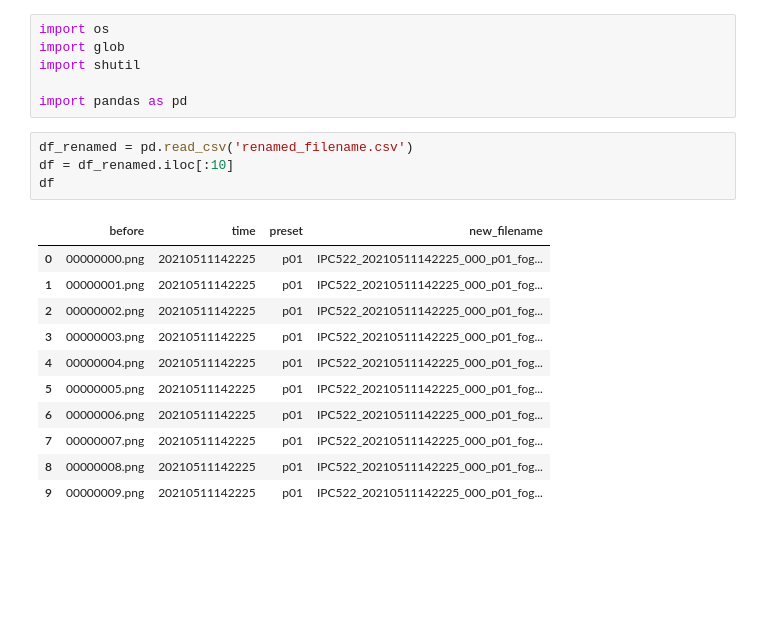
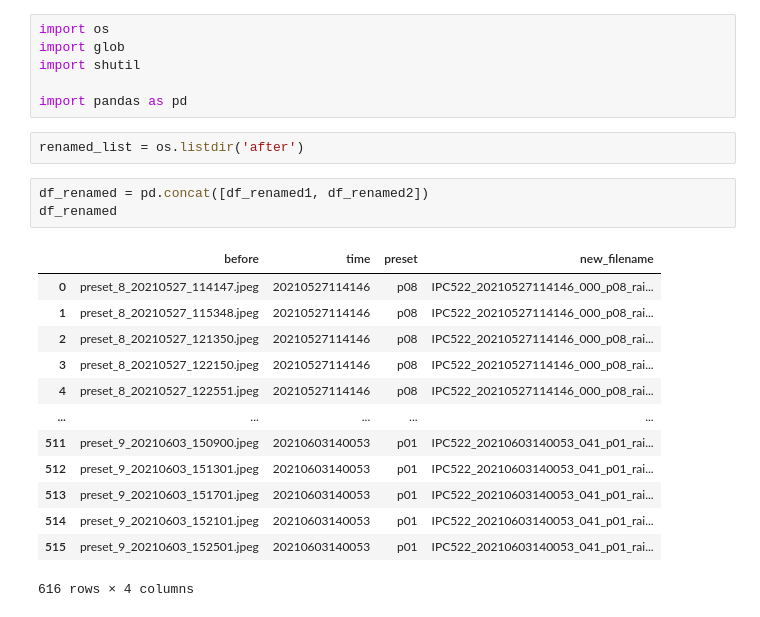
Before and after one commit to gjustin40/workspace, a Jupyter notebook: renaming/renaming.ipynb, the cells around one changed output. Cells and saved outputs as stored; diff of their text form; blank space fills up the shorter version.

```diff
--- a/renaming/renaming.ipynb
+++ b/renaming/renaming.ipynb
@@ -157,19 +165,22 @@ import glob
 import shutil
 
 import pandas as pd
+# %%
+renamed_list = os.listdir('after')
 # %%
-df_renamed = pd.read_csv('renamed_filename.csv')
-df = df_renamed.iloc[:10]
-df
+df_renamed = pd.concat([df_renamed1, df_renamed2])
+df_renamed
 # %% [output]
 |  | before | time | preset | new_filename |
-| 0 | 00000000.png | 20210511142225 | p01 | IPC522_20210511142225_000_p01_fog... |
-| 1 | 00000001.png | 20210511142225 | p01 | IPC522_20210511142225_000_p01_fog... |
-| 2 | 00000002.png | 20210511142225 | p01 | IPC522_20210511142225_000_p01_fog... |
-| 3 | 00000003.png | 20210511142225 | p01 | IPC522_20210511142225_000_p01_fog... |
-| 4 | 00000004.png | 20210511142225 | p01 | IPC522_20210511142225_000_p01_fog... |
-| 5 | 00000005.png | 20210511142225 | p01 | IPC522_20210511142225_000_p01_fog... |
-| 6 | 00000006.png | 20210511142225 | p01 | IPC522_20210511142225_000_p01_fog... |
-| 7 | 00000007.png | 20210511142225 | p01 | IPC522_20210511142225_000_p01_fog... |
-| 8 | 00000008.png | 20210511142225 | p01 | IPC522_20210511142225_000_p01_fog... |
-| 9 | 00000009.png | 20210511142225 | p01 | IPC522_20210511142225_000_p01_fog... |
+| 0 | preset_8_20210527_114147.jpeg | 20210527114146 | p08 | IPC522_20210527114146_000_p08_rai... |
+| 1 | preset_8_20210527_115348.jpeg | 20210527114146 | p08 | IPC522_20210527114146_000_p08_rai... |
+| 2 | preset_8_20210527_121350.jpeg | 20210527114146 | p08 | IPC522_20210527114146_000_p08_rai... |
+| 3 | preset_8_20210527_122150.jpeg | 20210527114146 | p08 | IPC522_20210527114146_000_p08_rai... |
+| 4 | preset_8_20210527_122551.jpeg | 20210527114146 | p08 | IPC522_20210527114146_000_p08_rai... |
+| ... | ... | ... | ... | ... |
+| 511 | preset_9_20210603_150900.jpeg | 20210603140053 | p01 | IPC522_20210603140053_041_p01_rai... |
+| 512 | preset_9_20210603_151301.jpeg | 20210603140053 | p01 | IPC522_20210603140053_041_p01_rai... |
+| 513 | preset_9_20210603_151701.jpeg | 20210603140053 | p01 | IPC522_20210603140053_041_p01_rai... |
+| 514 | preset_9_20210603_152101.jpeg | 20210603140053 | p01 | IPC522_20210603140053_041_p01_rai... |
+| 515 | preset_9_20210603_152501.jpeg | 20210603140053 | p01 | IPC522_20210603140053_041_p01_rai... |
+616 rows × 4 columns
```
Also changed, not shown: parts of 13 cells of this notebook, 9 other files.
